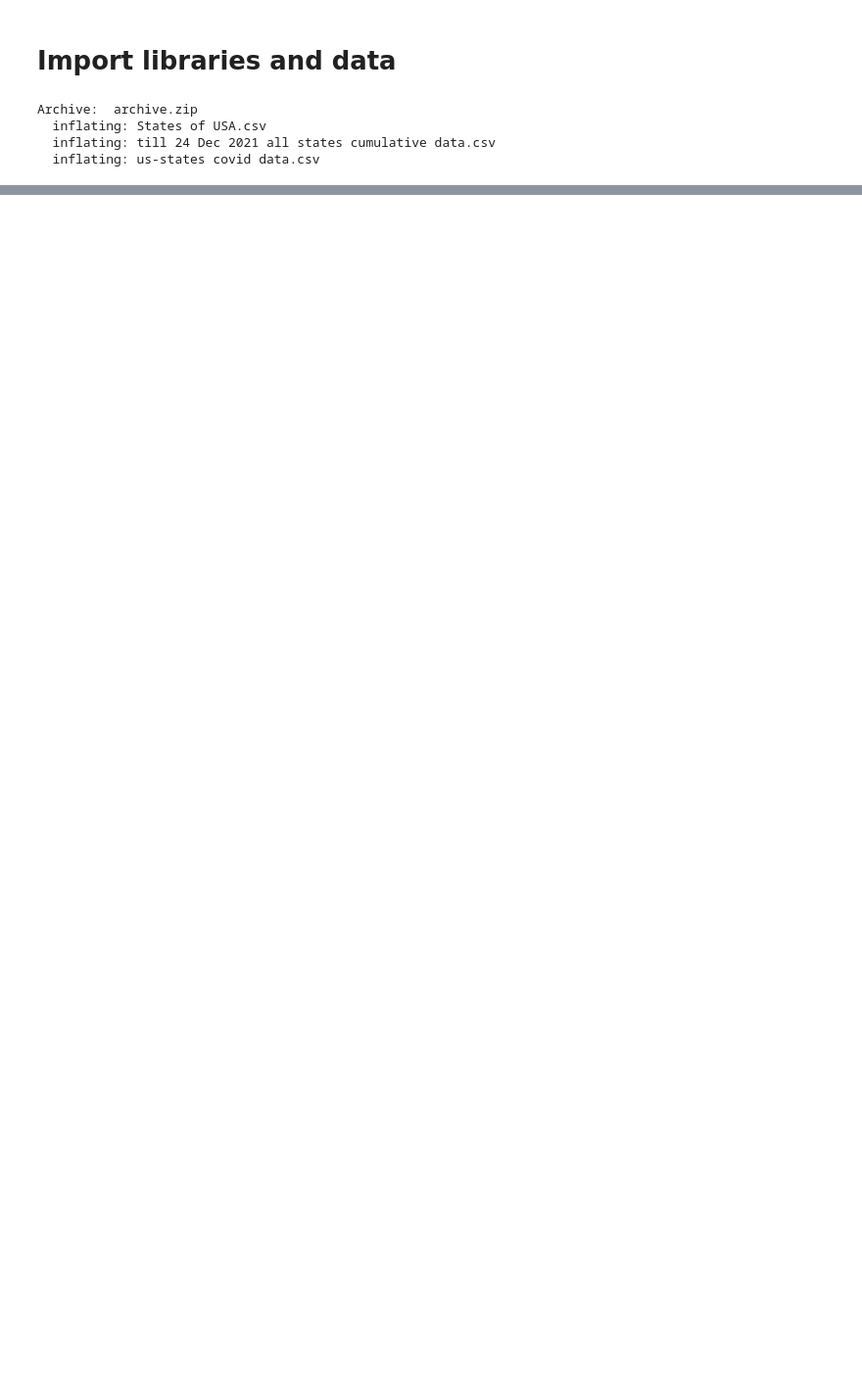
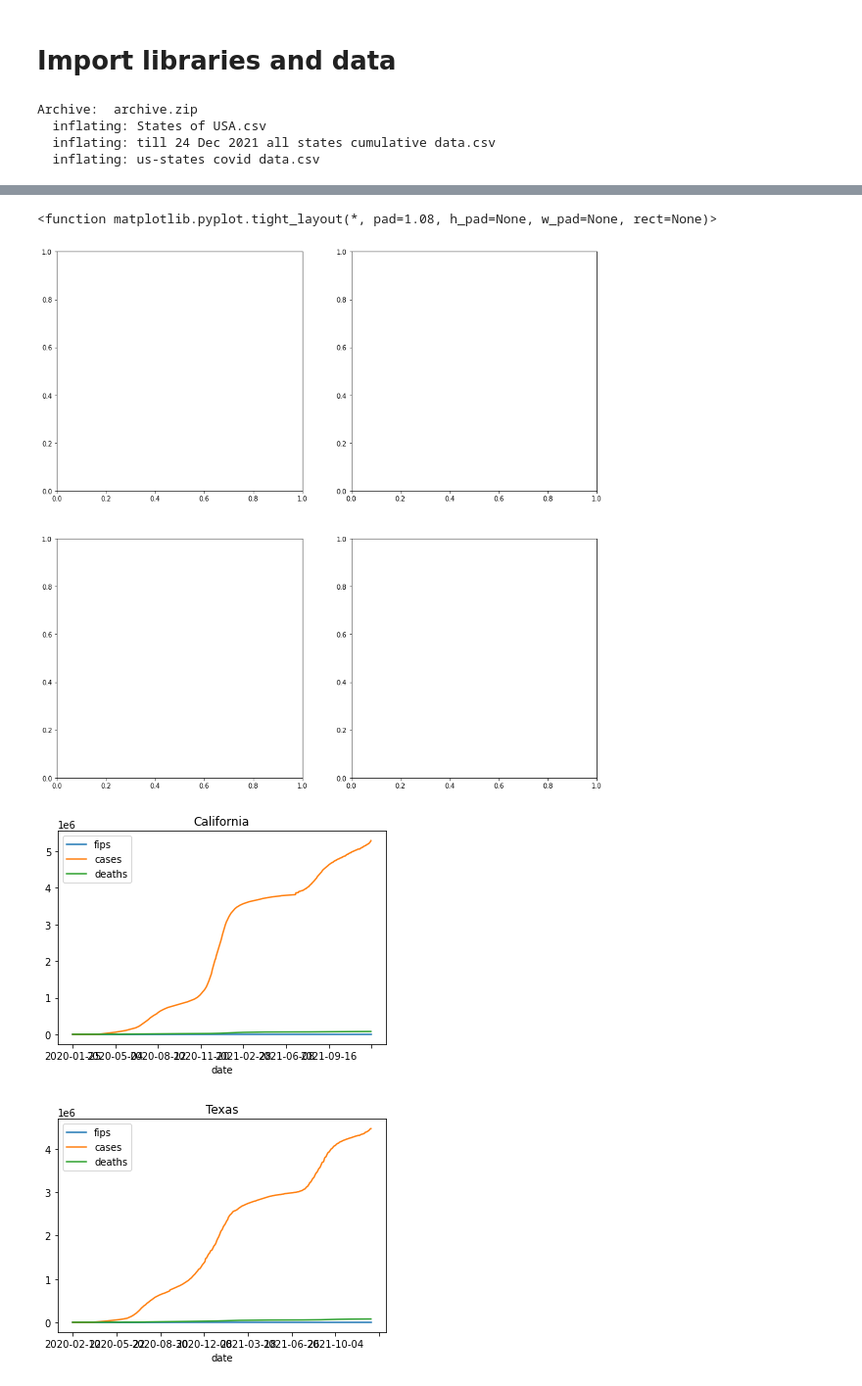
Before and after one commit to escortKwon/IndividualProjects_for_Portfolio, a Jupyter notebook: Unvoted/12. US Statewise COVID Data/12. US Statewise COVID Data.ipynb, the cells around one changed output, grey strips where cells are left out. Shown: that part at 98% size. Cells and saved outputs as stored; diff of their text form; code cells hidden in the pictures; blank space fills up the shorter version.

```diff
--- a/Unvoted/12. US Statewise COVID Data/12. US Statewise COVID Data.ipynb
+++ b/Unvoted/12. US Statewise COVID Data/12. US Statewise COVID Data.ipynb
@@ -70,0 +113,18 @@ data_cum
+# %%
+states = ['California', 'Texas', 'Florida', 'New York']
+
+fig, axs = plt.subplots(ncols=2, nrows=2, figsize=(15, 15))
+
+for i, state in enumerate(states):
+    row = int(i/2)
+    col = i%2
+    axs[row][col] = data[data['state'] == state].plot.line(x='date')
+    plt.title(state)
+
+plt.suptitle('Increase of cases by States')
+plt.tight_layout
+# %% [output]
+<function matplotlib.pyplot.tight_layout(*, pad=1.08, h_pad=None, w_pad=None, rect=None)>
+[figure, added]
+[figure, added]
+[figure, added]
```
Also changed, not shown: parts of 14 cells of this notebook.
